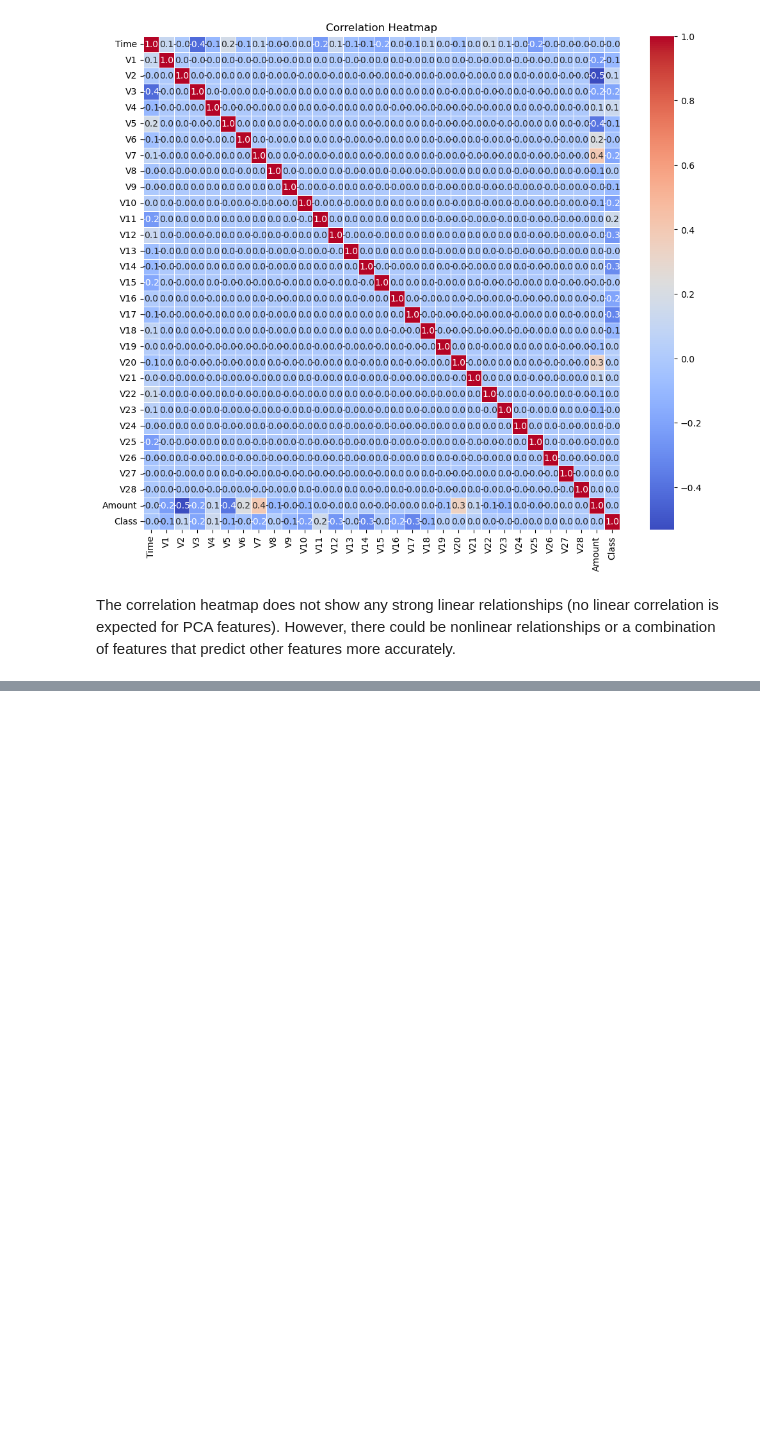
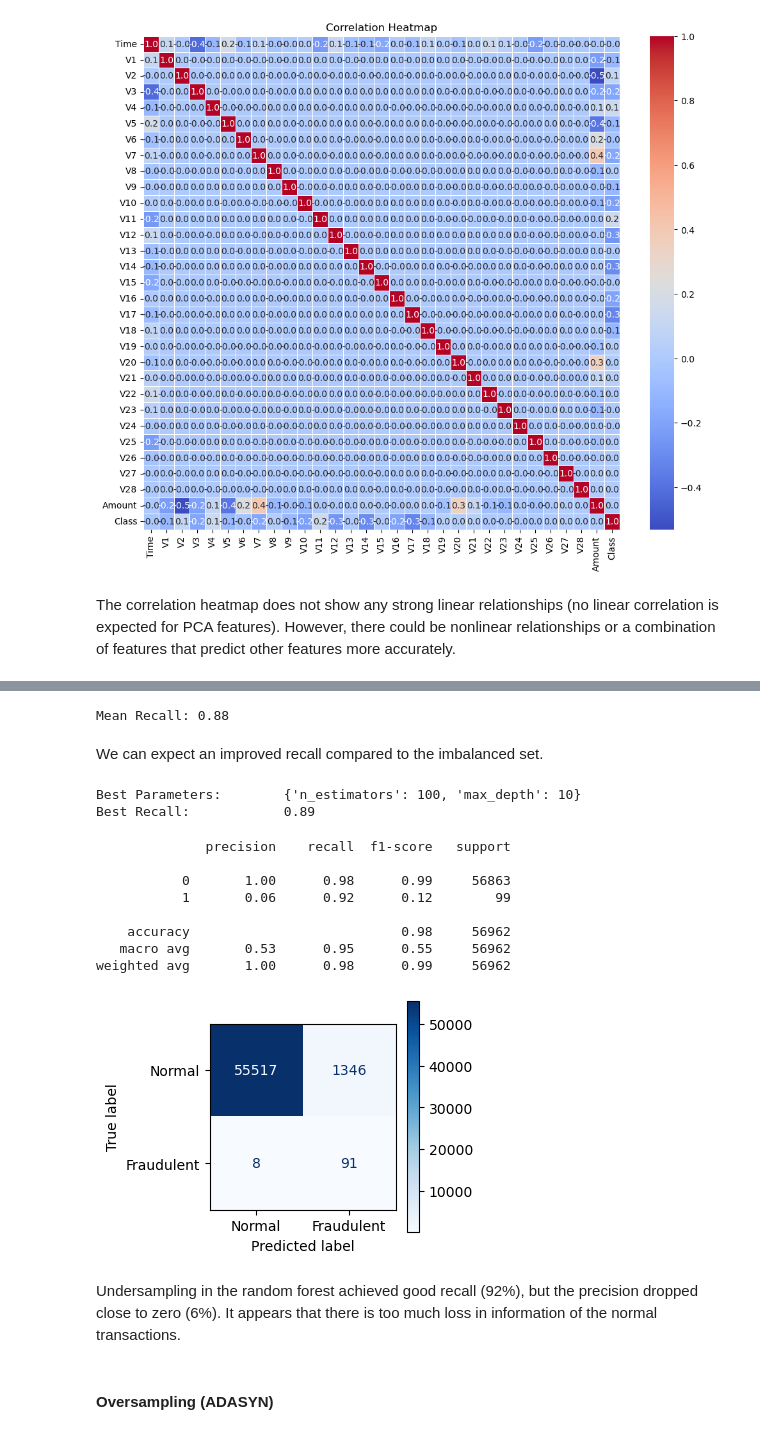
Before and after one commit to cedrickeller-cmd/financial-transactions-fraud-detection, a Jupyter notebook: main.ipynb, the cells around one changed output, grey strips where cells are left out. Drawn from its saved outputs; the diff is of its cells as text; code cells hidden in the pictures; blank space fills up the shorter version.

```diff
--- a/main.ipynb
+++ b/main.ipynb
@@ -247,0 +411,60 @@ The correlation heatmap does not show any strong linear relationships (no linear
+# %%
+# model initialization
+rfc = RandomForestClassifier(random_state=69)
+
+# k-fold cross validation
+skf = StratifiedKFold(n_splits=5, shuffle=True, random_state=69)
+# %%
+# cross validation score
+cv_recall = cross_val_score(rfc, X_train_under, y_train_under, cv=skf, scoring='recall', n_jobs=-2) # n_jobs=-2 parallelize using all but one CPU core
+
+print(f"Mean Recall: {cv_recall.mean():.2f}") # can expect the performance to be around here
+# %% [output]
+Mean Recall: 0.88
+# %% [markdown]
+We can expect an improved recall compared to the imbalanced set.
+# %%
+# hyperparameters to search
+param_grid = {'n_estimators': [50, 100, 150] # number of trees
+              ,'max_depth': [5, 10, 15] # maximum depth of the tree
+#              ,'max_features': ['auto', 'sqrt', 'log2'] # number of features at each split
+             }
+
+# searching best hyperparameters
+rfc_random_grid_under = RandomizedSearchCV(rfc, param_grid, cv=skf, scoring='recall', random_state=69, n_jobs=-2) # n_iter=10 is default
+# rfc_grid = GridSearchCV(rfc, param_grid, cv=skf, scoring='recall', n_jobs=-2)
+
+# model training
+rfc_random_grid_under.fit(X_train_under, y_train_under)
+
+print(f"Best Parameters:\t{rfc_random_grid_under.best_params_}")
+print(f"Best Recall:\t\t{rfc_random_grid_under.best_score_:.2f}")
+# %% [output]
+Best Parameters:        {'n_estimators': 100, 'max_depth': 10}
+Best Recall:            0.89
+# %%
+# prediction on validation set
+y_val_pred_rfc_under = rfc_random_grid_under.predict(X_val)
+# %%
+# model evaluation on validation set
+print(classification_report(y_val, y_val_pred_rfc_under))
+
+cm = confusion_matrix(y_val, y_val_pred_rfc_under)
+
+cm_display = ConfusionMatrixDisplay(confusion_matrix=cm, display_labels=['Normal', 'Fraudulent'])
+fig, ax = plt.subplots(figsize=(3,3))
+cm_display.plot(cmap='Blues', ax=ax);
+# %% [output]
+              precision    recall  f1-score   support
+
+           0       1.00      0.98      0.99     56863
+           1       0.06      0.92      0.12        99
+
+    accuracy                           0.98     56962
+   macro avg       0.53      0.95      0.55     56962
+weighted avg       1.00      0.98      0.99     56962
+[figure, added]
+# %% [markdown]
+Undersampling in the random forest achieved good recall (92%), but the precision dropped close to zero (6%). It appears that there is too much loss in information of the normal transactions.
+# %% [markdown]
+#### Oversampling (ADASYN)
```
Also changed, not shown: parts of 32 cells of this notebook.
